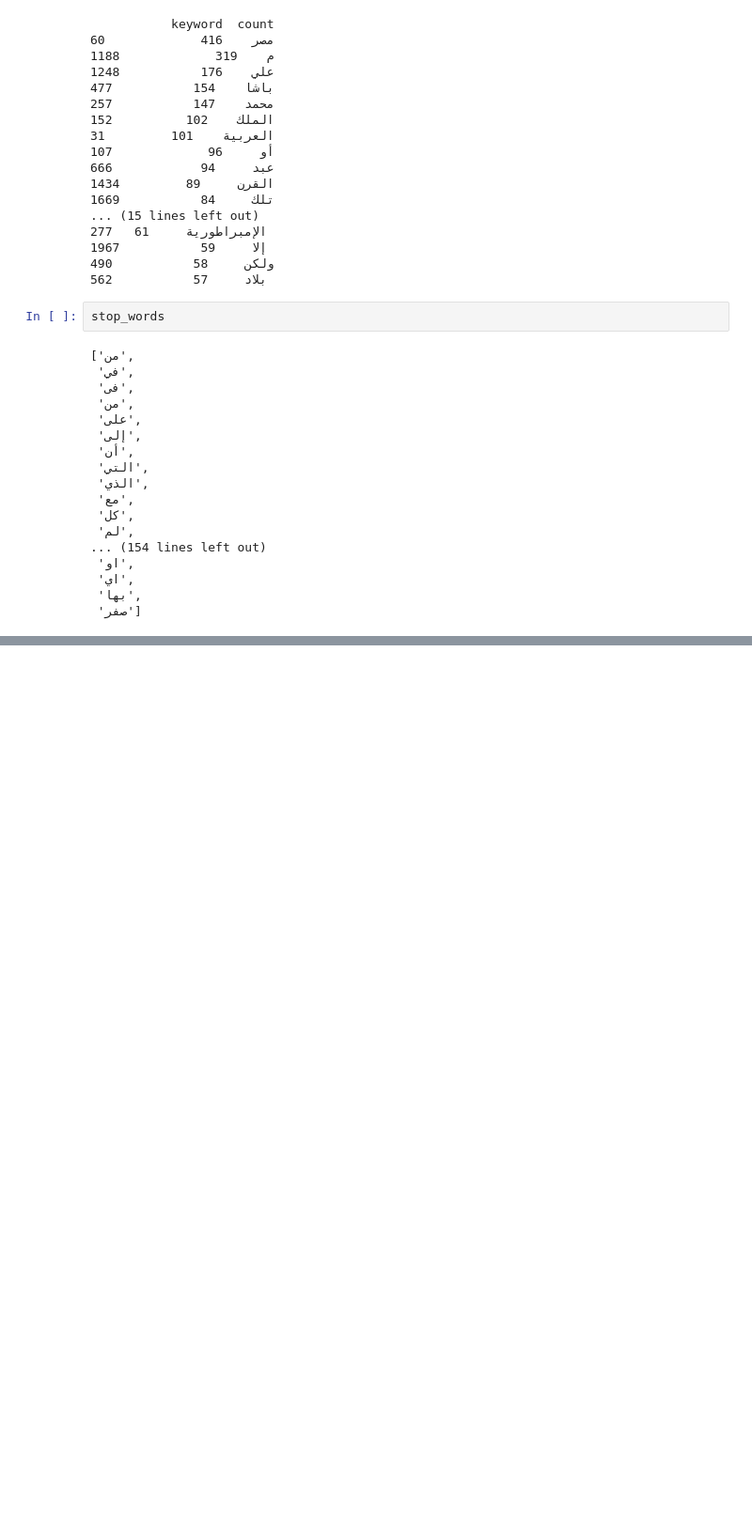
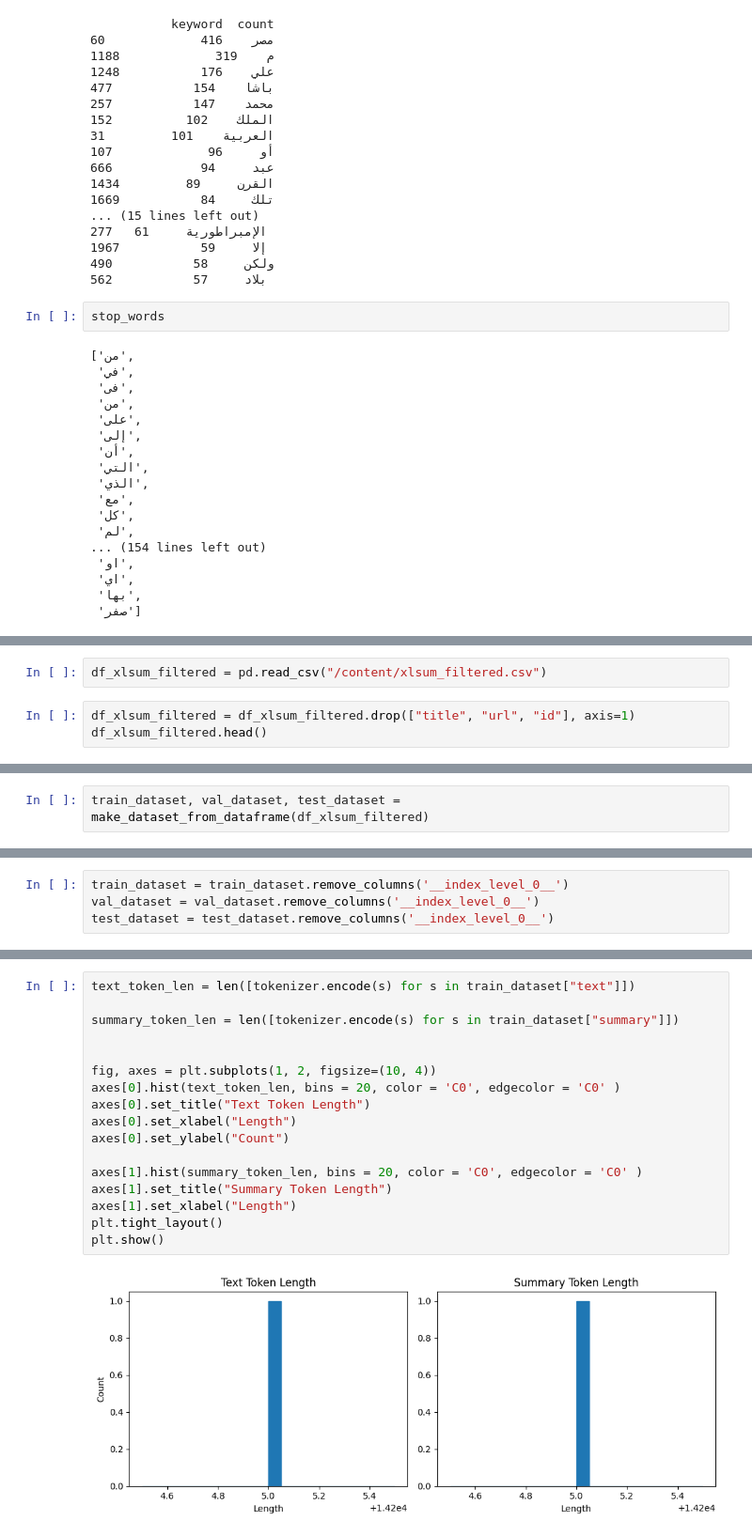
Before and after one commit to Mohieldin-Hammad/Arabic-Text-Summarization, a Jupyter notebook: text summaraization.ipynb, the cells around one changed output, grey strips where cells are left out. Shown at 94% size. Cells and saved outputs as stored; diff of their text form; blank space fills up the shorter version.

Commit message:
filtering the xlsum dataset and preprocess for training the model

```diff
--- a/text summaraization.ipynb
+++ b/text summaraization.ipynb
@@ -279,0 +641,5 @@ stop_words
+# %%
+df_xlsum_filtered = pd.read_csv("/content/xlsum_filtered.csv")
+# %%
+df_xlsum_filtered = df_xlsum_filtered.drop(["title", "url", "id"], axis=1)
+df_xlsum_filtered.head()
@@ -279,0 +678,2 @@ stop_words
+# %%
+train_dataset, val_dataset, test_dataset = make_dataset_from_dataframe(df_xlsum_filtered)
@@ -279,0 +694,4 @@ stop_words
+# %%
+train_dataset = train_dataset.remove_columns('__index_level_0__')
+val_dataset = val_dataset.remove_columns('__index_level_0__')
+test_dataset = test_dataset.remove_columns('__index_level_0__')
@@ -279,0 +712,19 @@ stop_words
+# %%
+text_token_len = len([tokenizer.encode(s) for s in train_dataset["text"]])
+
+summary_token_len = len([tokenizer.encode(s) for s in train_dataset["summary"]])
+
+
+fig, axes = plt.subplots(1, 2, figsize=(10, 4))
+axes[0].hist(text_token_len, bins = 20, color = 'C0', edgecolor = 'C0' )
+axes[0].set_title("Text Token Length")
+axes[0].set_xlabel("Length")
+axes[0].set_ylabel("Count")
+
+axes[1].hist(summary_token_len, bins = 20, color = 'C0', edgecolor = 'C0' )
+axes[1].set_title("Summary Token Length")
+axes[1].set_xlabel("Length")
+plt.tight_layout()
+plt.show()
+# %% [output]
+[figure, added]
```
Also changed, not shown: parts of 46 cells of this notebook.
